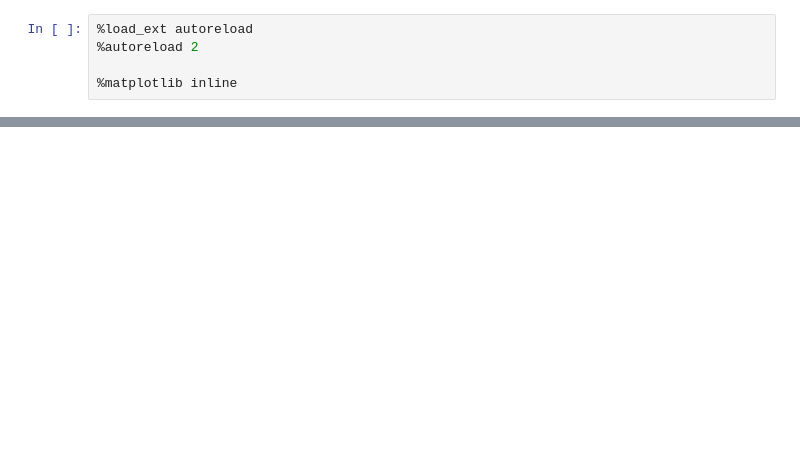
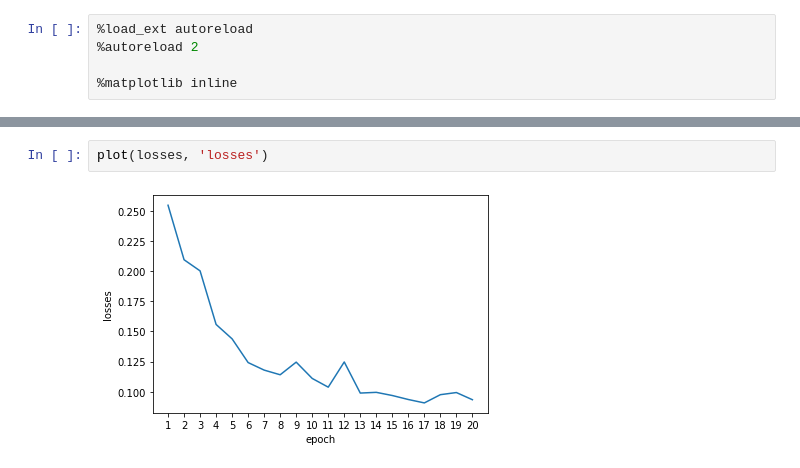
Before and after one commit to Jacklu0831/GroundUpAI, a Jupyter notebook: notebooks/training.ipynb, the cells around one changed output, grey strips where cells are left out. Cells and saved outputs as stored; diff of their text form; blank space fills up the shorter version.

```diff
--- a/notebooks/training.ipynb
+++ b/notebooks/training.ipynb
@@ -110,0 +186,4 @@ learning_rate = 0.5
+# %%
+plot(losses, 'losses')
+# %% [output]
+[figure, added]
```
Also changed, not shown: parts of 18 cells of this notebook, 5 other files.
